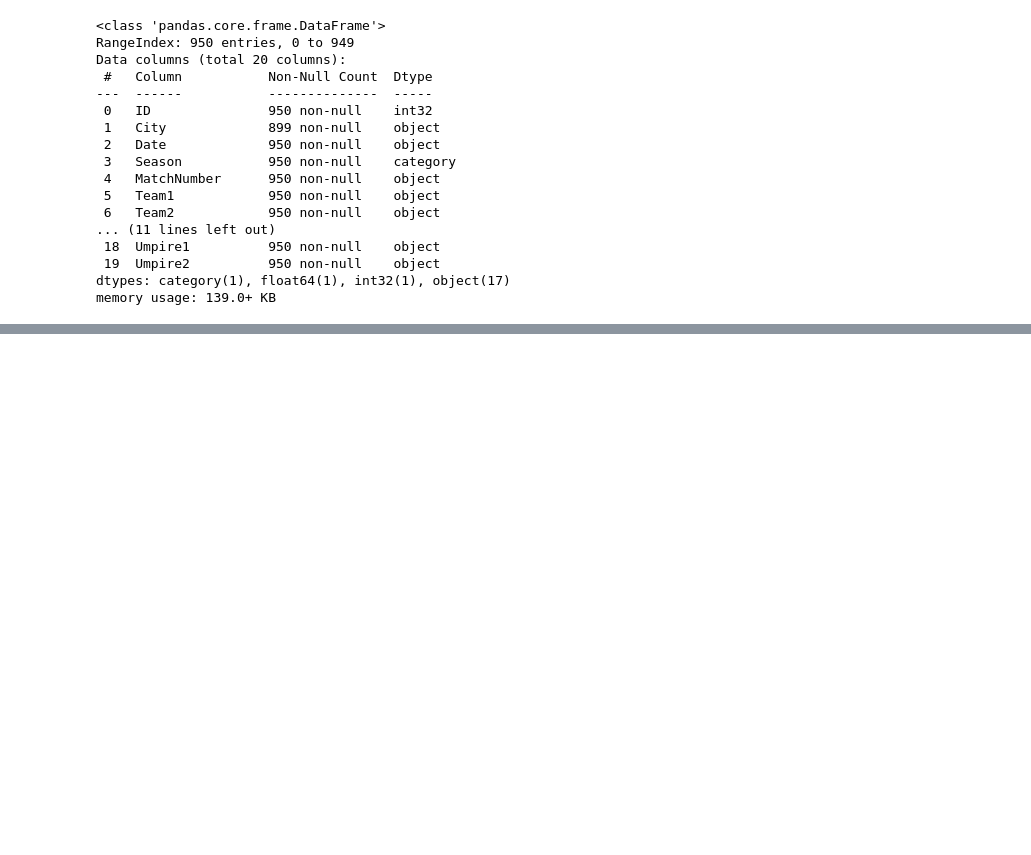
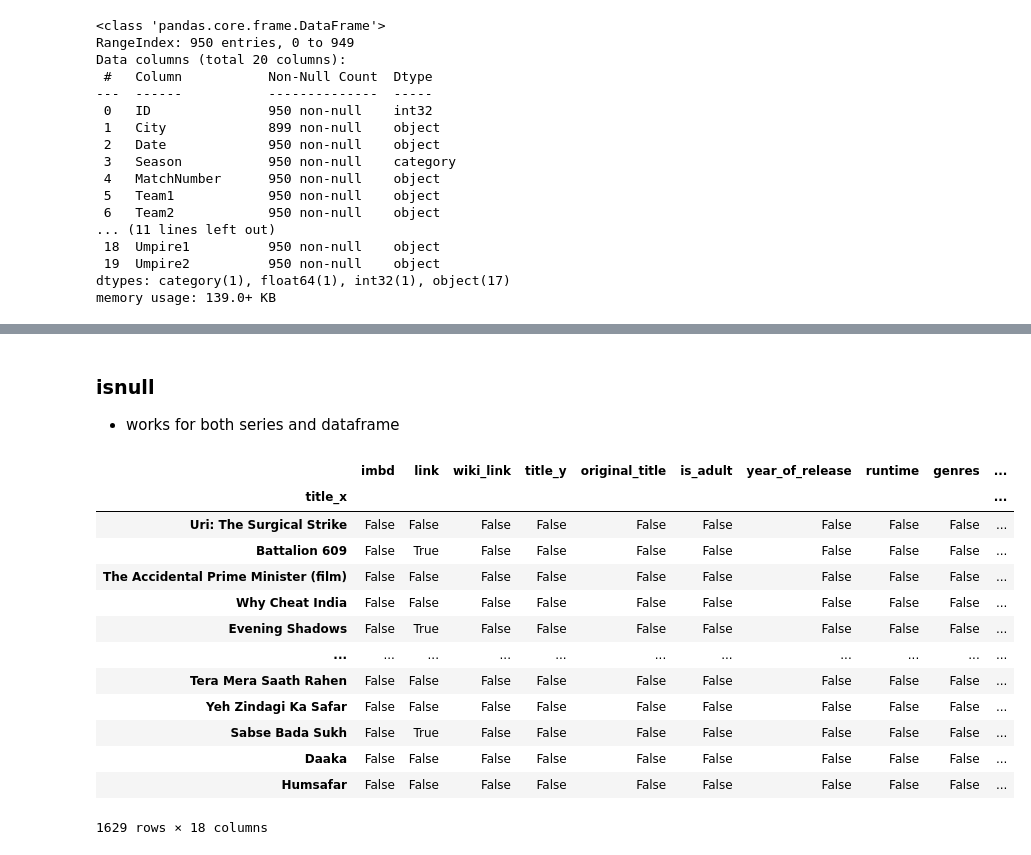
Before and after one commit to divyanshooter/Python, a Jupyter notebook: Tools/Pandas/Dataframe.ipynb, the cells around one changed output, grey strips where cells are left out. Cells and saved outputs as stored; diff of their text form; code cells hidden in the pictures; blank space fills up the shorter version.

Commit message:
More dataframe functions are added

```diff
--- a/Tools/Pandas/Dataframe.ipynb
+++ b/Tools/Pandas/Dataframe.ipynb
@@ -676,7 +676,7 @@ movies
 # %%
 #missing values are treated as float in pandas
 #movies.dropna(inplace=True)
-movies['leadactor']=movies['actors'].str.split('|').apply(lambda x:x[0])
+#movies['leadactor']=movies['actors'].str.split('|').apply(lambda x:x[0])
 # %%
 movies
 # %% [output]
@@ -764,0 +1119,3 @@ memory usage: 139.0+ KB
+# %%
+movies.rename(columns={'imdb_id':'imbd','poster_path':'link'},inplace=True)
+movies
@@ -764,0 +1136,2 @@ memory usage: 139.0+ KB
+# %%
+movies.set_index('title_x',inplace=True)
@@ -764,0 +1196,20 @@ memory usage: 139.0+ KB
+# %% [markdown]
+### isnull
+* works for both series and dataframe
+# %%
+movies.isnull()
+# %% [output]
+|  | imbd | link | wiki_link | title_y | original_title | is_adult | year_of_release | runtime | genres | ... |
+| title_x |  |  |  |  |  |  |  |  |  | ... |
+| Uri: The Surgical Strike | False | False | False | False | False | False | False | False | False | ... |
+| Battalion 609 | False | True | False | False | False | False | False | False | False | ... |
+| The Accidental Prime Minister (film) | False | False | False | False | False | False | False | False | False | ... |
+| Why Cheat India | False | False | False | False | False | False | False | False | False | ... |
+| Evening Shadows | False | True | False | False | False | False | False | False | False | ... |
+| ... | ... | ... | ... | ... | ... | ... | ... | ... | ... | ... |
+| Tera Mera Saath Rahen | False | False | False | False | False | False | False | False | False | ... |
+| Yeh Zindagi Ka Safar | False | False | False | False | False | False | False | False | False | ... |
+| Sabse Bada Sukh | False | True | False | False | False | False | False | False | False | ... |
+| Daaka | False | False | False | False | False | False | False | False | False | ... |
+| Humsafar | False | False | False | False | False | False | False | False | False | ... |
+1629 rows × 18 columns
```
Also changed, not shown: parts of 72 cells of this notebook, 2 other files.
